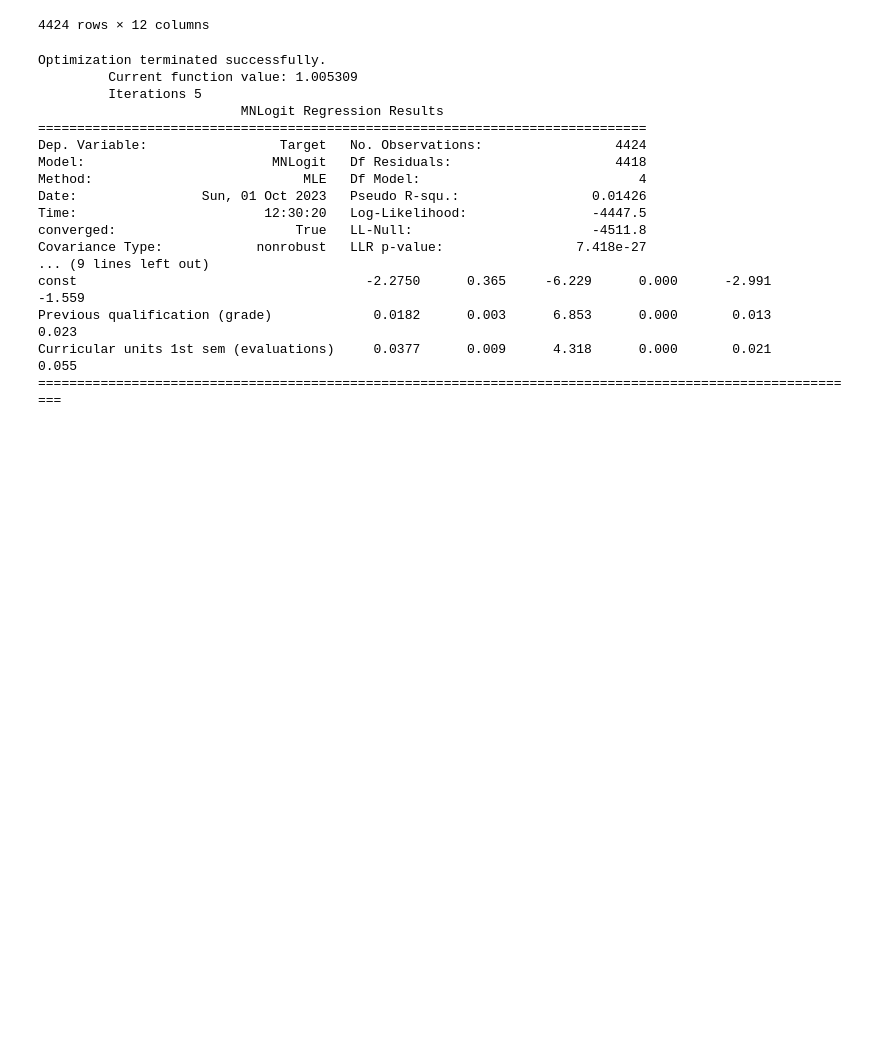
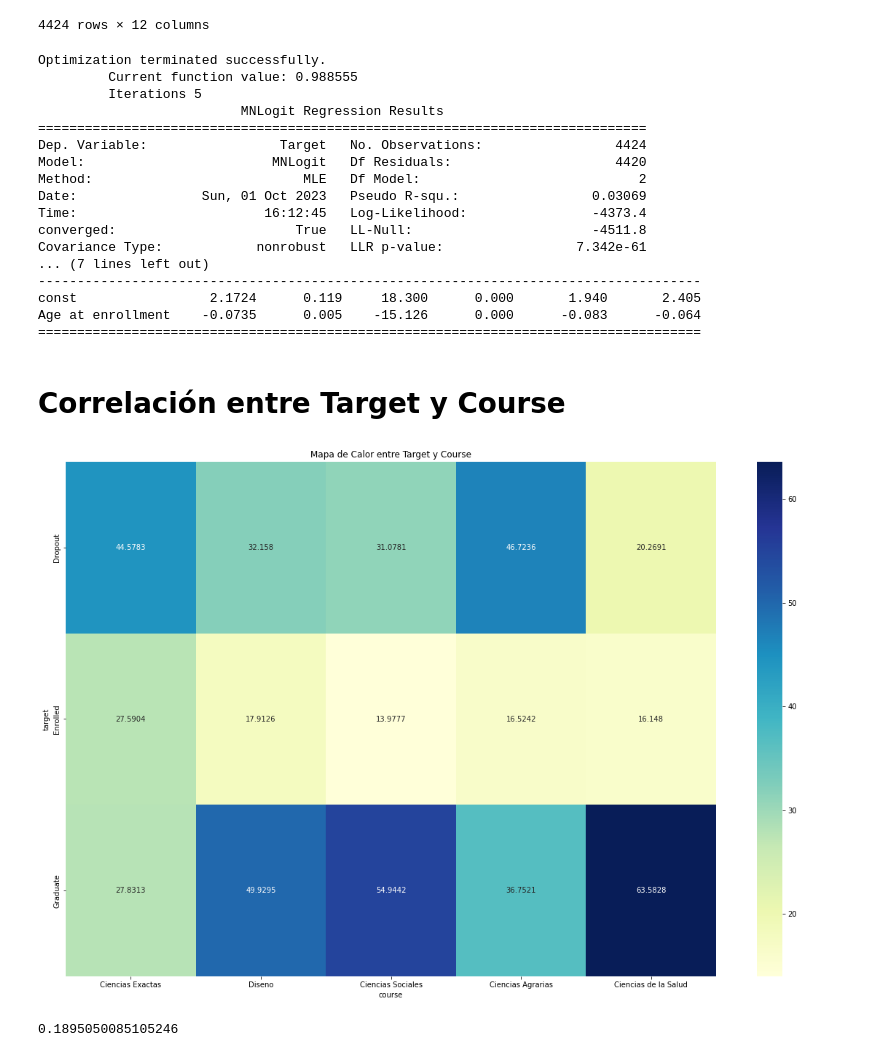
Before and after one commit to JeisonCamiloO/Proyecto-EDA, a Jupyter notebook: Exploracion Datos Proyecto.ipynb, the cells around one changed output. Cells and saved outputs as stored; diff of their text form; code cells hidden in the pictures; blank space fills up the shorter version.

```diff
--- a/Exploracion Datos Proyecto.ipynb
+++ b/Exploracion Datos Proyecto.ipynb
@@ -833,25 +895,56 @@ df_pred
 # %%
 df_pred.to_csv('data_discreta.csv', sep = ";")
 # %%
-X = sm.add_constant(df_new[['Previous qualification (grade)','Curricular units 1st sem (evaluations)']])
-y = df_new['Target']
+X = sm.add_constant(df[['Age at enrollment']])
+y = df['Target']
 model = sm.MNLogit(y, X).fit()
 print(model.summary())
 # %% [output]
 Optimization terminated successfully.
-         Current function value: 1.005309
+         Current function value: 0.988555
          Iterations 5
                           MNLogit Regression Results
 ==============================================================================
 Dep. Variable:                 Target   No. Observations:                 4424
-Model:                        MNLogit   Df Residuals:                     4418
-Method:                           MLE   Df Model:                            4
-Date:                Sun, 01 Oct 2023   Pseudo R-squ.:                 0.01426
-Time:                        12:30:20   Log-Likelihood:                -4447.5
+Model:                        MNLogit   Df Residuals:                     4420
+Method:                           MLE   Df Model:                            2
+Date:                Sun, 01 Oct 2023   Pseudo R-squ.:                 0.03069
+Time:                        16:12:45   Log-Likelihood:                -4373.4
 converged:                       True   LL-Null:                       -4511.8
-Covariance Type:            nonrobust   LLR p-value:                 7.418e-27
-... (9 lines left out)
-const                                     -2.2750      0.365     -6.229      0.000      -2.991      -1.559
-Previous qualification (grade)             0.0182      0.003      6.853      0.000       0.013       0.023
-Curricular units 1st sem (evaluations)     0.0377      0.009      4.318      0.000       0.021       0.055
-==========================================================================================================
+Covariance Type:            nonrobust   LLR p-value:                 7.342e-61
+... (7 lines left out)
+-------------------------------------------------------------------------------------
+const                 2.1724      0.119     18.300      0.000       1.940       2.405
+Age at enrollment    -0.0735      0.005    -15.126      0.000      -0.083      -0.064
+=====================================================================================
+# %% [markdown]
+# Correlación entre Target y Course
+# %%
+# Supongamos que tu DataFrame se llama 'df' y las columnas son 'variable1' y 'variable2'
+contingency_table = pd.crosstab(df_pred['target'], df_pred['course'])
+contingency_table.iloc[0]
+
+# Normaliza por columnas para obtener porcentajes.
+normalized_by_column = pd.crosstab(df_pred['target'], df_pred['course'], normalize='columns') * 100
+
+plt.figure(figsize=(20, 13))
+sns.heatmap(normalized_by_column, annot=True, cmap="YlGnBu", fmt='g')
+plt.title('Mapa de Calor entre Target y Course')
+plt.show()
+# %% [output]
+[figure, added]
+# %%
+# Suponiendo que tu DataFrame se llama 'df' y las columnas son 'variable1' y 'variable2'
+contingency_table = pd.crosstab(df_pred['target'], df_pred['course'])
+
+# Calcula el estadístico chi-cuadrado
+chi2, p, _, _ = chi2_contingency(contingency_table)
+
+# Calcula la V de Cramér
+n = contingency_table.sum().sum()
+min_dim = min(contingency_table.shape)-1  # -1 para restar los encabezados/etiquetas de fila o columna
+cramers_v = np.sqrt(chi2 / (n * min_dim))
+
+print(cramers_v)
+# %% [output]
+0.1895050085105246
```
Also changed, not shown: parts of 37 cells of this notebook, 3 other files.
